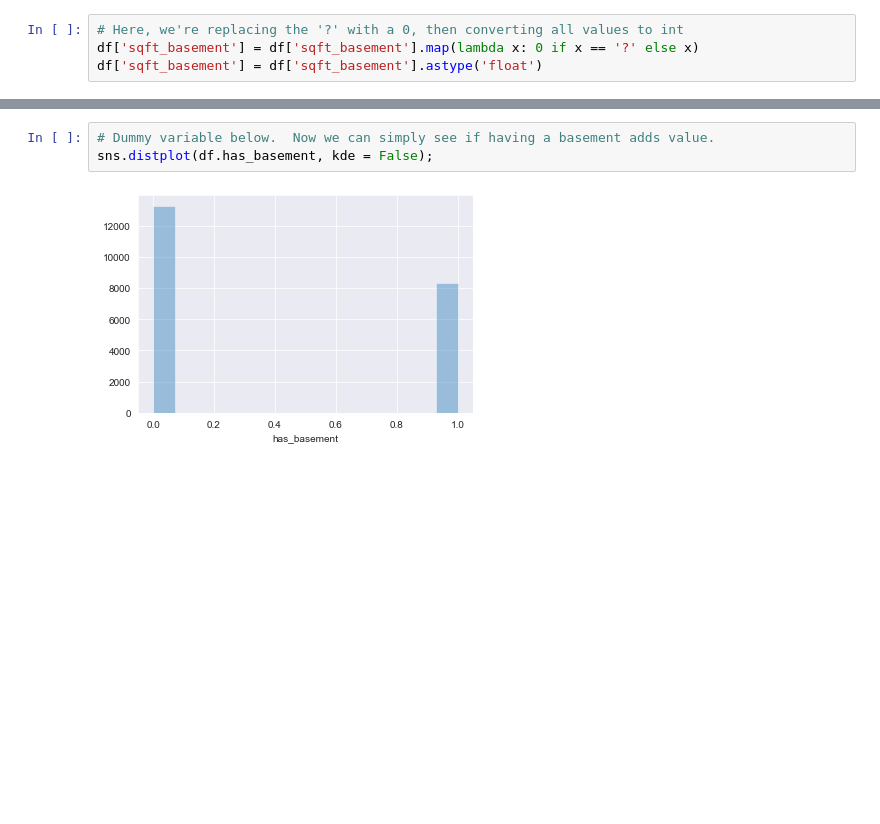
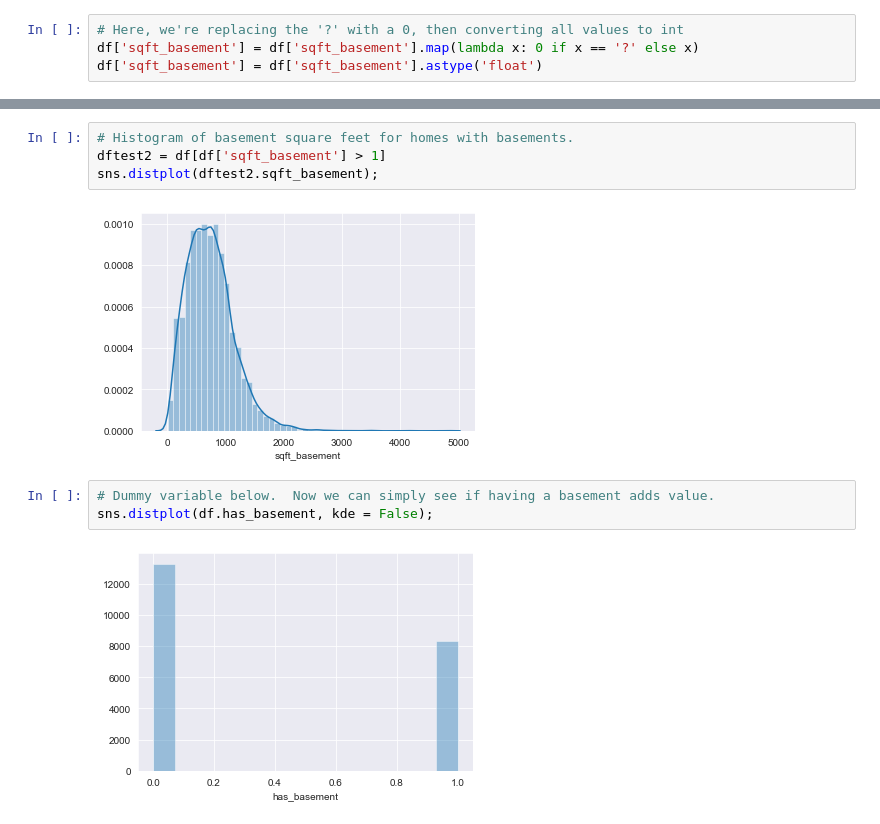
Before and after one commit to thomaskbrown18/Predicting_Home_Prices, a Jupyter notebook: student.ipynb, the cells around one changed output, grey strips where cells are left out. Saved outputs shown, nothing was run; the diff lists cells and outputs as text; blank space fills up the shorter version.

```diff
--- a/student.ipynb
+++ b/student.ipynb
@@ -253,3 +251,9 @@ df.head(2)
+# %%
+# Histogram of basement square feet for homes with basements.
+dftest2 = df[df['sqft_basement'] > 1]
+sns.distplot(dftest2.sqft_basement);
+# %% [output]
+[figure, added]
 # %%
 # Dummy variable below.  Now we can simply see if having a basement adds value.
 sns.distplot(df.has_basement, kde = False);
```
Also changed, not shown: parts of 58 cells of this notebook.
